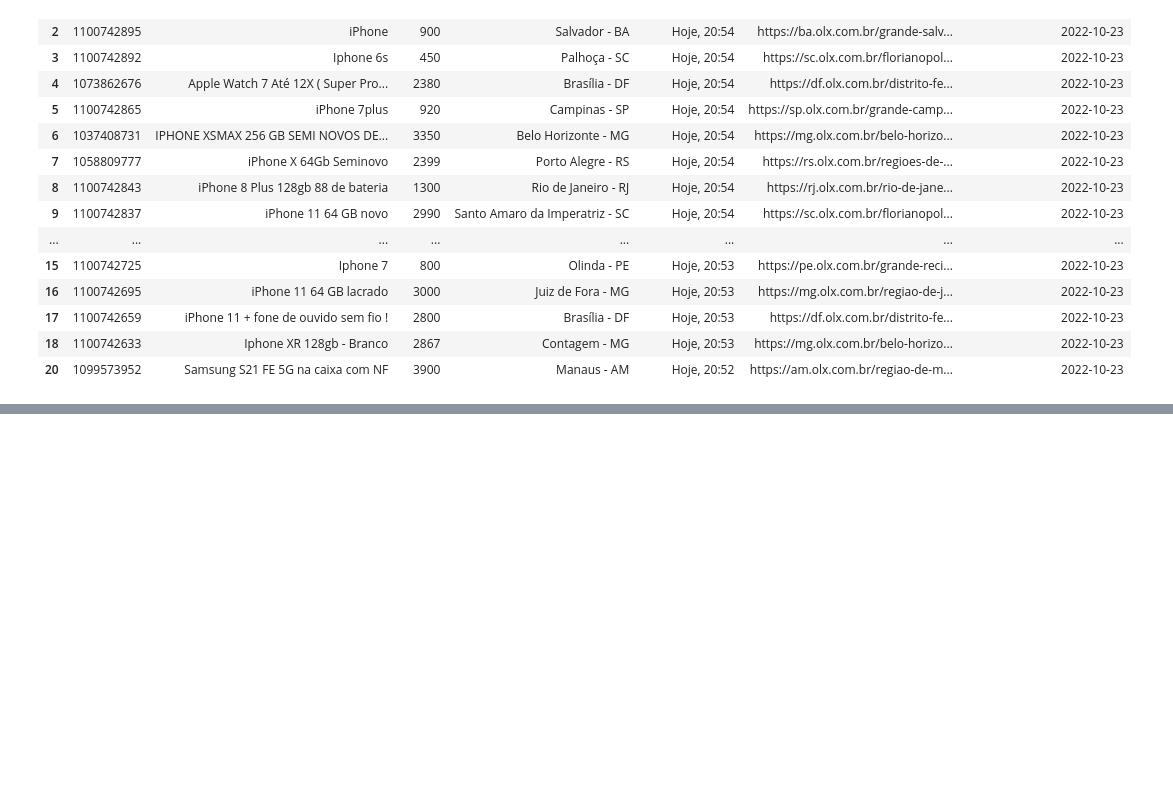
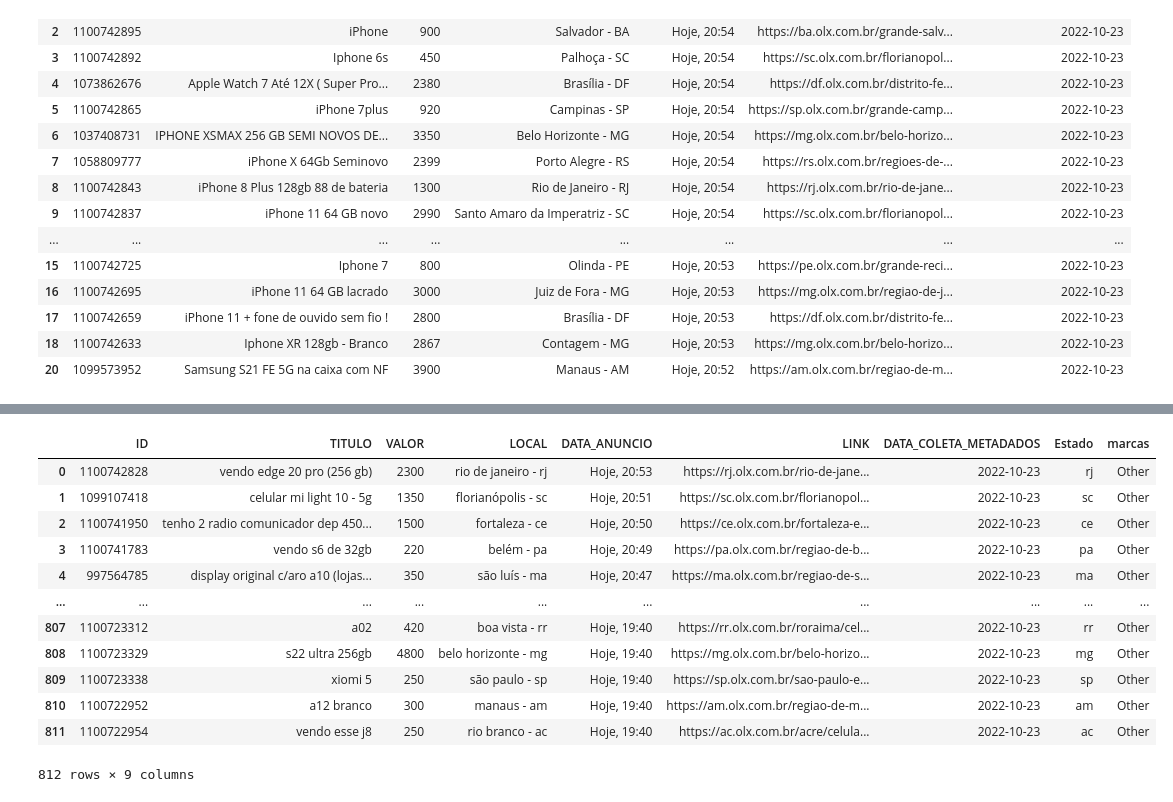
Before and after one commit to PaulAnicet97/Data_analysis, a Jupyter notebook: OLX/data_preparation.ipynb, the cells around one changed output, grey strips where cells are left out. Drawn from its saved outputs; the diff is of its cells as text; code cells hidden in the pictures; blank space fills up the shorter version.

```diff
--- a/OLX/data_preparation.ipynb
+++ b/OLX/data_preparation.ipynb
@@ -244,0 +278,23 @@ dados["TITULO"].shape
+# %%
+#vamos trabalhar com apenas anuncios em cima de 100 reais
+dados = dados[dados["VALOR"] >= 100]
+dados = dados[(dados["marcas"] != "Notebook") | (dados["marcas"] != "Fone") | (dados["marcas"] != "Troca")]
+# %%
+# vamo criar um data frame para observar os valores "other"
+ot = dados[dados["marcas"] == "Other"]
+ot.reset_index(drop= True , inplace = True)
+ot
+# %% [output]
+|  | ID | TITULO | VALOR | LOCAL | DATA_ANUNCIO | LINK | DATA_COLETA_METADADOS | Estado | marcas |
+| 0 | 1100742828 | vendo edge 20 pro (256 gb) | 2300 | rio de janeiro - rj | Hoje, 20:53 | https://rj.olx.com.br/rio-de-jane... | 2022-10-23 | rj | Other |
+| 1 | 1099107418 | celular mi light 10 - 5g | 1350 | florianópolis - sc | Hoje, 20:51 | https://sc.olx.com.br/florianopol... | 2022-10-23 | sc | Other |
+| 2 | 1100741950 | tenho 2 radio comunicador dep 450... | 1500 | fortaleza - ce | Hoje, 20:50 | https://ce.olx.com.br/fortaleza-e... | 2022-10-23 | ce | Other |
+| 3 | 1100741783 | vendo s6 de 32gb | 220 | belém - pa | Hoje, 20:49 | https://pa.olx.com.br/regiao-de-b... | 2022-10-23 | pa | Other |
+| 4 | 997564785 | display original c/aro a10 (lojas... | 350 | são luís - ma | Hoje, 20:47 | https://ma.olx.com.br/regiao-de-s... | 2022-10-23 | ma | Other |
+| ... | ... | ... | ... | ... | ... | ... | ... | ... | ... |
+| 807 | 1100723312 | a02 | 420 | boa vista - rr | Hoje, 19:40 | https://rr.olx.com.br/roraima/cel... | 2022-10-23 | rr | Other |
+| 808 | 1100723329 | s22 ultra 256gb | 4800 | belo horizonte - mg | Hoje, 19:40 | https://mg.olx.com.br/belo-horizo... | 2022-10-23 | mg | Other |
+| 809 | 1100723338 | xiomi 5 | 250 | são paulo - sp | Hoje, 19:40 | https://sp.olx.com.br/sao-paulo-e... | 2022-10-23 | sp | Other |
+| 810 | 1100722952 | a12 branco | 300 | manaus - am | Hoje, 19:40 | https://am.olx.com.br/regiao-de-m... | 2022-10-23 | am | Other |
+| 811 | 1100722954 | vendo esse j8 | 250 | rio branco - ac | Hoje, 19:40 | https://ac.olx.com.br/acre/celula... | 2022-10-23 | ac | Other |
+812 rows × 9 columns
```
Also changed, not shown: parts of 15 cells of this notebook.
